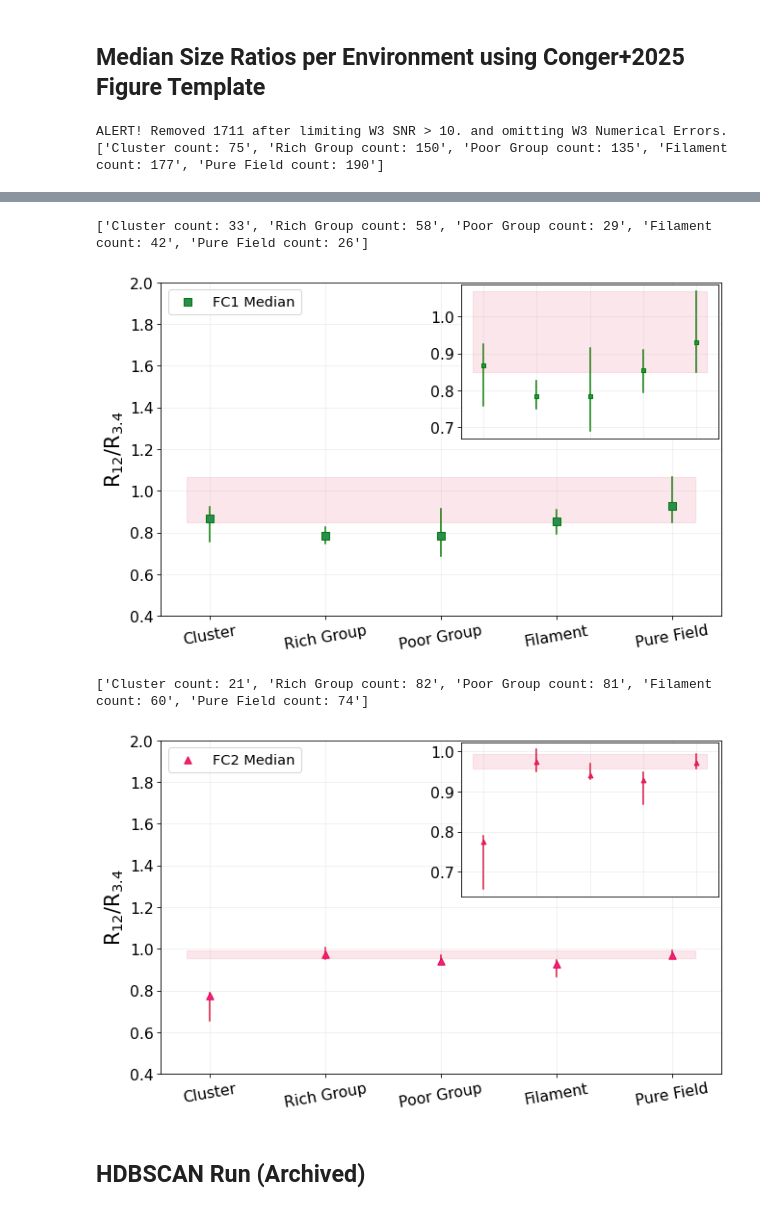
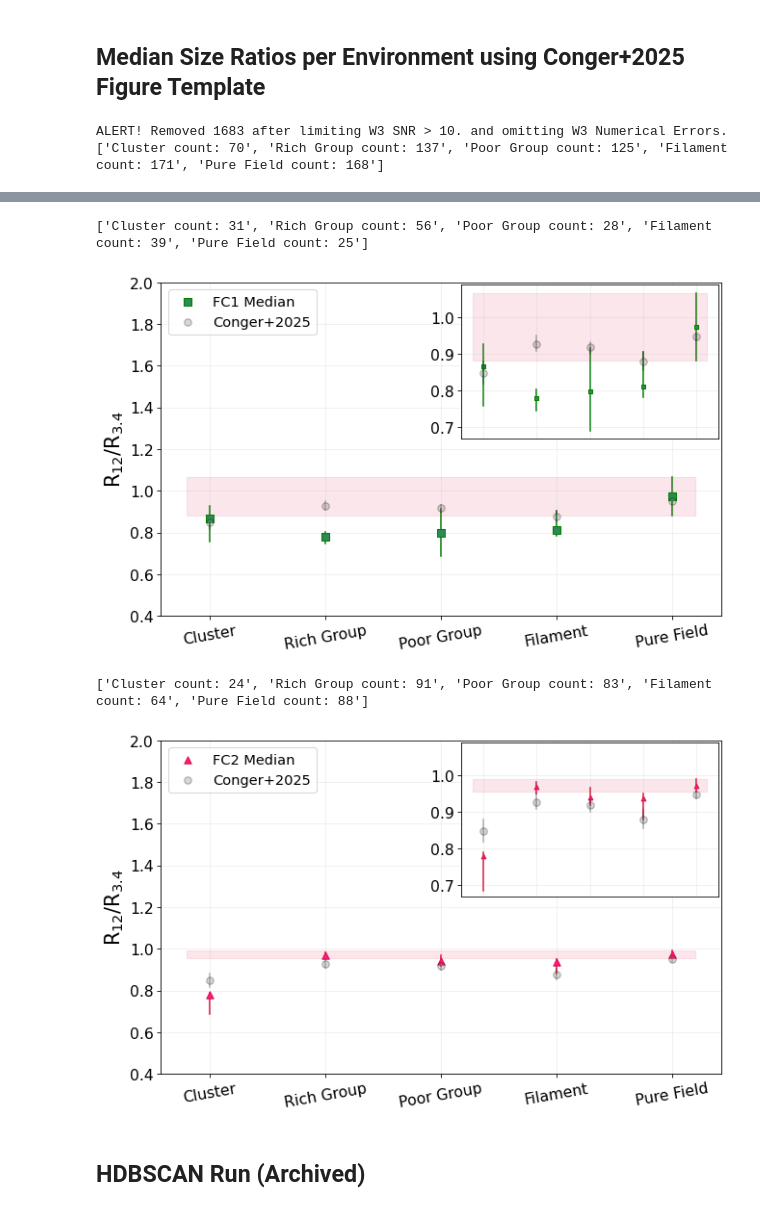
Before and after one commit to gammaspire/machine-learning, a Jupyter notebook: galaxy_feature_clustering/feature_clustering.ipynb, the cells around one changed output, grey strips where cells are left out. Cells and saved outputs as stored; diff of their text form; code cells hidden in the pictures.

```diff
--- a/galaxy_feature_clustering/feature_clustering.ipynb
+++ b/galaxy_feature_clustering/feature_clustering.ipynb
@@ -695,7 +702,7 @@ plt.show()
 ## Median Size Ratios per Environment using Conger+2025 Figure Template
 # %%
 from plotting_utils import virgowise_median_plot
-virgowise_median_plot(df)
+virgowise_median_plot(df,plot_paper1=True)
 # %% [output]
-ALERT! Removed 1711 after limiting W3 SNR > 10. and omitting W3 Numerical Errors.
-['Cluster count: 75', 'Rich Group count: 150', 'Poor Group count: 135', 'Filament count: 177', 'Pure Field count: 190']
+ALERT! Removed 1683 after limiting W3 SNR > 10. and omitting W3 Numerical Errors.
+['Cluster count: 70', 'Rich Group count: 137', 'Poor Group count: 125', 'Filament count: 171', 'Pure Field count: 168']
@@ -703,7 +710,7 @@ ALERT! Removed 1711 after limiting W3 SNR > 10. and omitting W3 Numerical Errors
-['Cluster count: 33', 'Rich Group count: 58', 'Poor Group count: 29', 'Filament count: 42', 'Pure Field count: 26']
+['Cluster count: 31', 'Rich Group count: 56', 'Poor Group count: 28', 'Filament count: 39', 'Pure Field count: 25']
-[figure, old version]
+[figure, new version]
-['Cluster count: 21', 'Rich Group count: 82', 'Poor Group count: 81', 'Filament count: 60', 'Pure Field count: 74']
+['Cluster count: 24', 'Rich Group count: 91', 'Poor Group count: 83', 'Filament count: 64', 'Pure Field count: 88']
-[figure, old version]
+[figure, new version]
 # %% [markdown]
 ## HDBSCAN Run (Archived)
 # %% [markdown]
```
Also changed, not shown: parts of 21 cells of this notebook, 6 other files.
